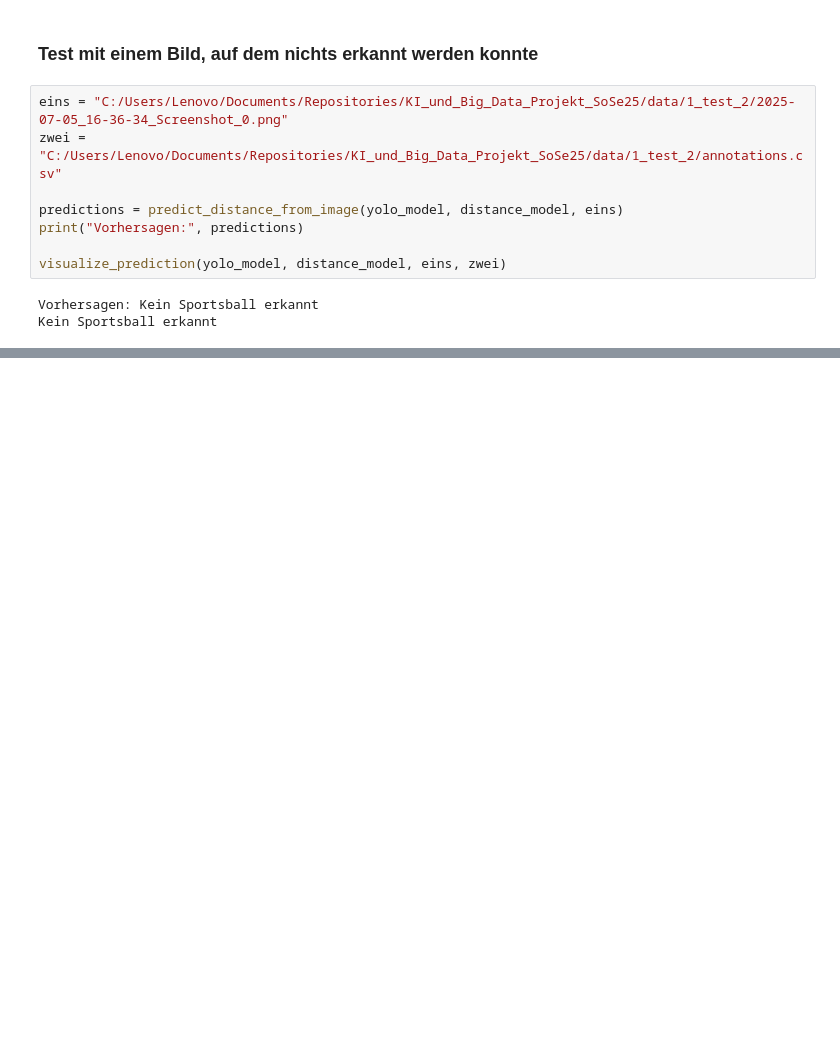
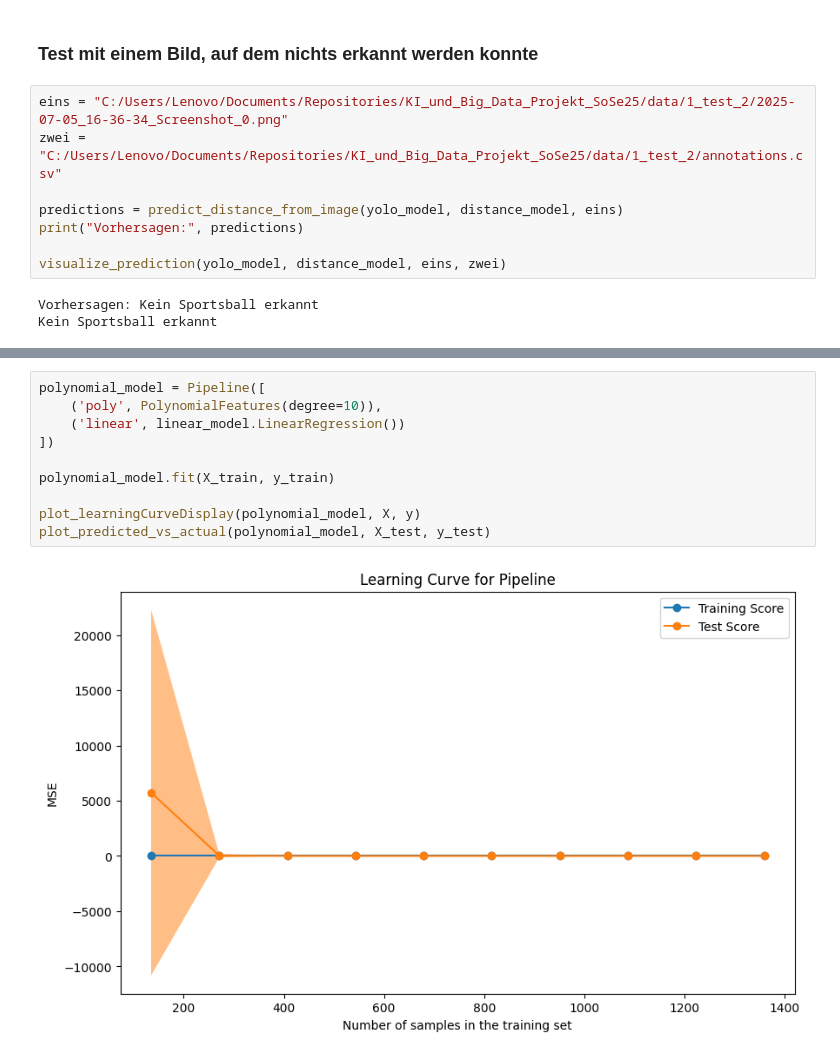
Before and after one commit to PizzaPichael/KI_und_Big_Data_Projekt_SoSe25, a Jupyter notebook: code/ballDetection/03_detect_balls_max_three_meter.ipynb, the cells around one changed output, grey strips where cells are left out. Cells and saved outputs as stored; diff of their text form; blank space fills up the shorter version.

```diff
--- a/code/ballDetection/03_detect_balls_max_three_meter.ipynb
+++ b/code/ballDetection/03_detect_balls_max_three_meter.ipynb
@@ -522,0 +593,12 @@ Kein Sportsball erkannt
+# %%
+polynomial_model = Pipeline([
+    ('poly', PolynomialFeatures(degree=10)),
+    ('linear', linear_model.LinearRegression())
+])
+
+polynomial_model.fit(X_train, y_train)
+
+plot_learningCurveDisplay(polynomial_model, X, y)
+plot_predicted_vs_actual(polynomial_model, X_test, y_test)
+# %% [output]
+[figure, added]
```
Also changed, not shown: parts of 14 cells of this notebook.
